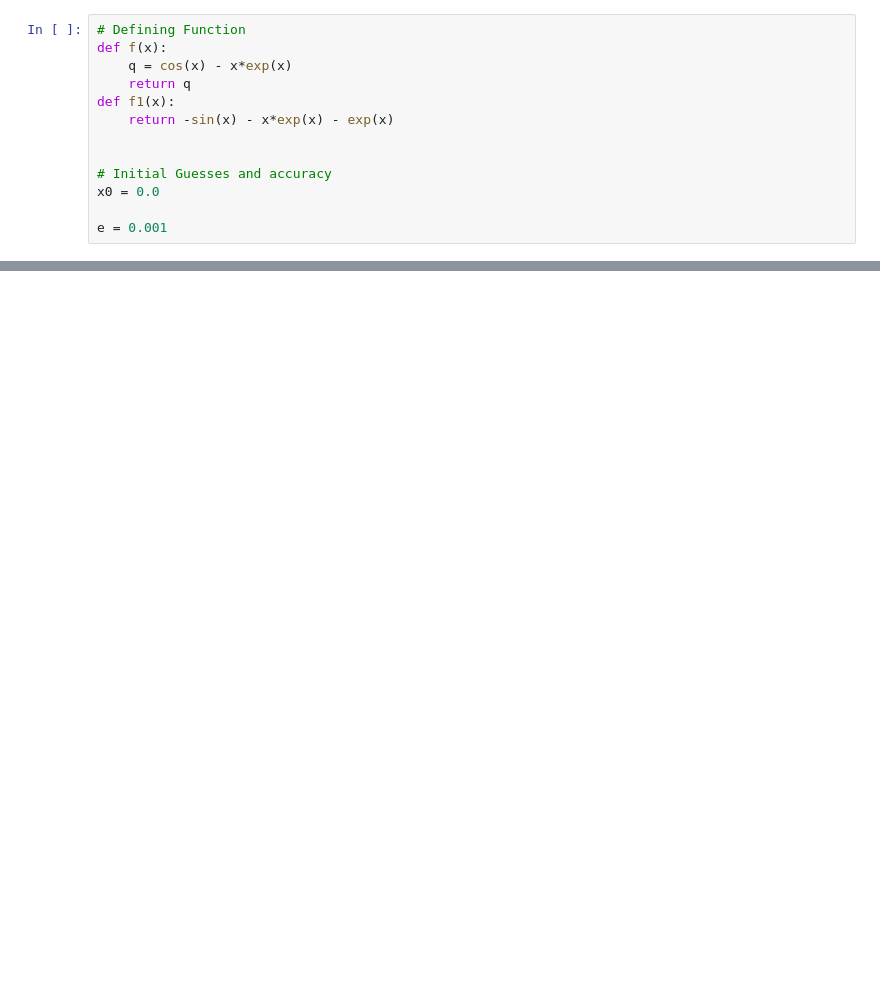
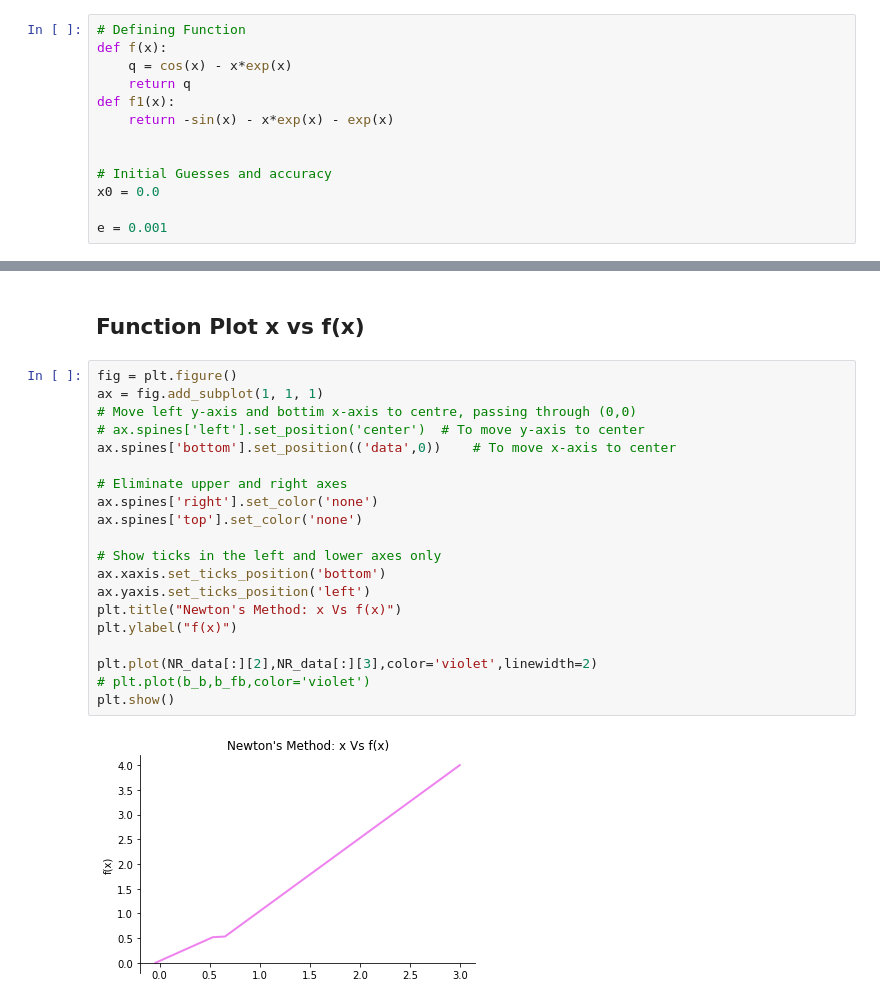
Before and after one commit to deshabhakt/Sem-II, a Jupyter notebook: NumericalMethods/NM-Programs/Module-1-SolvingNonLinearEquations/Module-1-ipynbs/4-NewtonRaphsonMethod.ipynb, the cells around one changed output, grey strips where cells are left out. Drawn from its saved outputs; the diff is of its cells as text; blank space fills up the shorter version.

```diff
--- a/NumericalMethods/NM-Programs/Module-1-SolvingNonLinearEquations/Module-1-ipynbs/4-NewtonRaphsonMethod.ipynb
+++ b/NumericalMethods/NM-Programs/Module-1-SolvingNonLinearEquations/Module-1-ipynbs/4-NewtonRaphsonMethod.ipynb
@@ -104 +118,25 @@ print(NR_table)
 +-----------+--------------------+--------------------+-------------------------+
+# %% [markdown]
+## Function Plot x vs f(x)
+# %%
+fig = plt.figure()
+ax = fig.add_subplot(1, 1, 1)
+# Move left y-axis and bottim x-axis to centre, passing through (0,0)
+# ax.spines['left'].set_position('center')  # To move y-axis to center
+ax.spines['bottom'].set_position(('data',0))    # To move x-axis to center
+
+# Eliminate upper and right axes
+ax.spines['right'].set_color('none')
+ax.spines['top'].set_color('none')
+
+# Show ticks in the left and lower axes only
+ax.xaxis.set_ticks_position('bottom')
+ax.yaxis.set_ticks_position('left')
+plt.title("Newton's Method: x Vs f(x)")
+plt.ylabel("f(x)")
+
+plt.plot(NR_data[:][2],NR_data[:][3],color='violet',linewidth=2)
+# plt.plot(b_b,b_fb,color='violet')
+plt.show()
+# %% [output]
+[figure, added]
```
Also changed, not shown: parts of 10 cells of this notebook, 19 other files.
